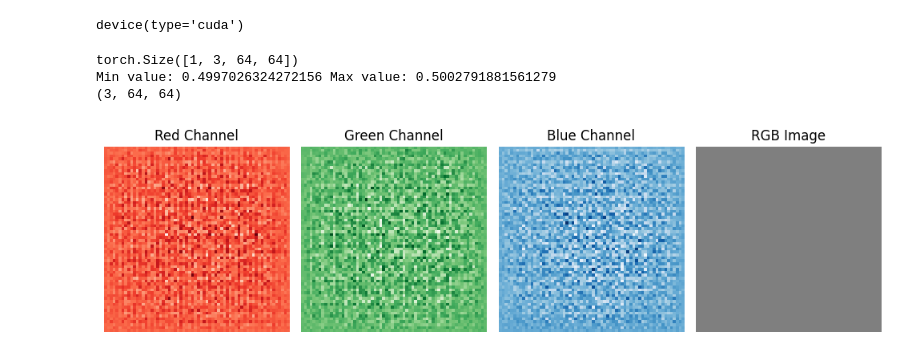
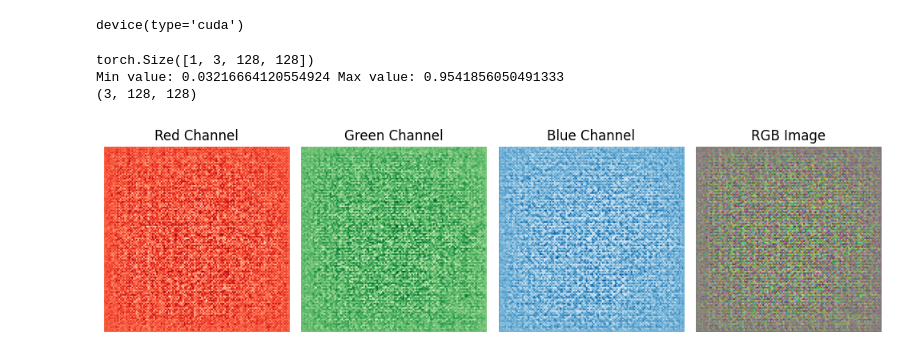
Before and after one commit to TGHuybu/GAN-Unlearning, a Jupyter notebook: thesis_core.ipynb, the cells around one changed output. Saved outputs shown, nothing was run; the diff lists cells and outputs as text; code cells hidden in the pictures.

```diff
--- a/thesis_core.ipynb
+++ b/thesis_core.ipynb
@@ -84,41 +84,53 @@ class Generator(nn.Module):
     def __init__(self):
         super(Generator, self).__init__()
         self.main = nn.Sequential(
-            nn.Linear(in_features=512, out_features= 1024, bias=True),
-            nn.Tanh(),
-            nn.Unflatten(1, (1024, 1, 1)),
+            nn.Linear(in_features=latent_size, out_features= 2048*6, bias=False),
+            nn.LeakyReLU(0.01),
+            nn.Linear(in_features=2048*6, out_features= 2048, bias=False),
+            nn.LeakyReLU(0.01),
+            nn.Unflatten(1, (2048, 1, 1)),
 
             # output : 1024 x 1 x 1
-            nn.ConvTranspose2d(in_channels=1024, out_channels=768, kernel_size=4, stride=2, padding=1, bias=False),
-            nn.LeakyReLU(0.2),
+            nn.ConvTranspose2d(in_channels=2048, out_channels=1024, kernel_size=4, stride=2, padding=1, bias=False),
+            nn.BatchNorm2d(1024),
+            nn.LeakyReLU(0.01),
             # output : 768 x 2 x 2
 
-            nn.ConvTranspose2d(in_channels=768, out_channels=512, kernel_size=4, stride=2, padding=1, bias=False),
-            nn.LeakyReLU(0.1),
+            nn.ConvTranspose2d(in_channels=1024, out_channels=512, kernel_size=4, stride=2, padding=1, bias=False),
+            nn.BatchNorm2d(512),
+            nn.LeakyReLU(0.01),
             #output : 512 x 4 x 4
 
-            nn.ConvTranspose2d(in_channels=512, out_channels=384, kernel_size=4, stride=2, padding=1, bias=False),
-            nn.LeakyReLU(0.05),
+            nn.ConvTranspose2d(in_channels=512, out_channels=256, kernel_size=4, stride=2, padding=1, bias=False),
+            nn.BatchNorm2d(256),
+            nn.LeakyReLU(0.01),
             # output: 128 x 8 x 8
 
-            nn.ConvTranspose2d(in_channels=384, out_channels=256, kernel_size=4, stride=2, padding=1, bias=False),
-            nn.LeakyReLU(0.02),
+            nn.ConvTranspose2d(in_channels=256, out_channels=128, kernel_size=4, stride=2, padding=1, bias=False),
+            nn.BatchNorm2d(128),
+            nn.LeakyReLU(0.01),
             # output : 256 x 16 x 16
 
-            nn.ConvTranspose2d(in_channels=256, out_channels=128, kernel_size=4, stride=2, padding=1, bias=False),
+            nn.ConvTranspose2d(in_channels=128, out_channels=64, kernel_size=4, stride=2, padding=1, bias=False),
+            nn.BatchNorm2d(64),
             nn.LeakyReLU(0.01),
             # output : 128 x 32 x 32
 
-            nn.ConvTranspose2d(in_channels=128, out_channels=3, kernel_size=4, stride=2, padding=1, bias=False),
+            nn.ConvTranspose2d(in_channels=64, out_channels=32, kernel_size=4, stride=2, padding=1, bias=False),
+            nn.BatchNorm2d(32),
+            nn.LeakyReLU(0.01),
+            # output : 128 x 64 x 64
+
+            nn.ConvTranspose2d(in_channels=32, out_channels=3, kernel_size=4, stride=2, padding=1, bias=False),
             nn.Sigmoid()
-            # output: 3 x 64 x 64
+            # output: 3 x 128 x 128
         )
 
     def forward(self, x):
         return self.main(x)
 # %%
 #test generator
-random_tensor = torch.randn(1,512)
+random_tensor = torch.randn(1,latent_size)
 generator_test = Generator()
 result = generator_test(random_tensor)
 
@@ -132,36 +144,36 @@ blue_channel = result.detach().numpy()[0, 2, :, :]
 
 plt.figure(figsize=(10, 4))
 
 # Red channel
 plt.subplot(1, 4, 1)
 plt.imshow(red_channel, cmap='Reds')
 plt.title('Red Channel')
 plt.axis('off')
 
 # Green channel
 plt.subplot(1, 4, 2)
 plt.imshow(green_channel, cmap='Greens')
 plt.title('Green Channel')
 plt.axis('off')
 
 # Blue channel
 plt.subplot(1, 4, 3)
 plt.imshow(blue_channel, cmap='Blues')
 plt.title('Blue Channel')
 plt.axis('off')
 print(result[0].detach().numpy().shape)
 # Stacked RGB image
 plt.subplot(1, 4, 4)
 plt.imshow(result[0].permute(1,2,0).detach().numpy())
 plt.title('RGB Image')
 plt.axis('off')
 
 plt.tight_layout()
 plt.show()
 # %% [output]
-torch.Size([1, 3, 64, 64])
-Min value: 0.4997026324272156 Max value: 0.5002791881561279
-(3, 64, 64)
+torch.Size([1, 3, 128, 128])
+Min value: 0.03216664120554924 Max value: 0.9541856050491333
+(3, 128, 128)
-[figure, old version]
+[figure, new version]
 # %%
 def make_image(epoch, generator, examples=25, dim=(5,5), figsize=(10,10)):
```
Also changed, not shown: parts of 17 cells of this notebook.
